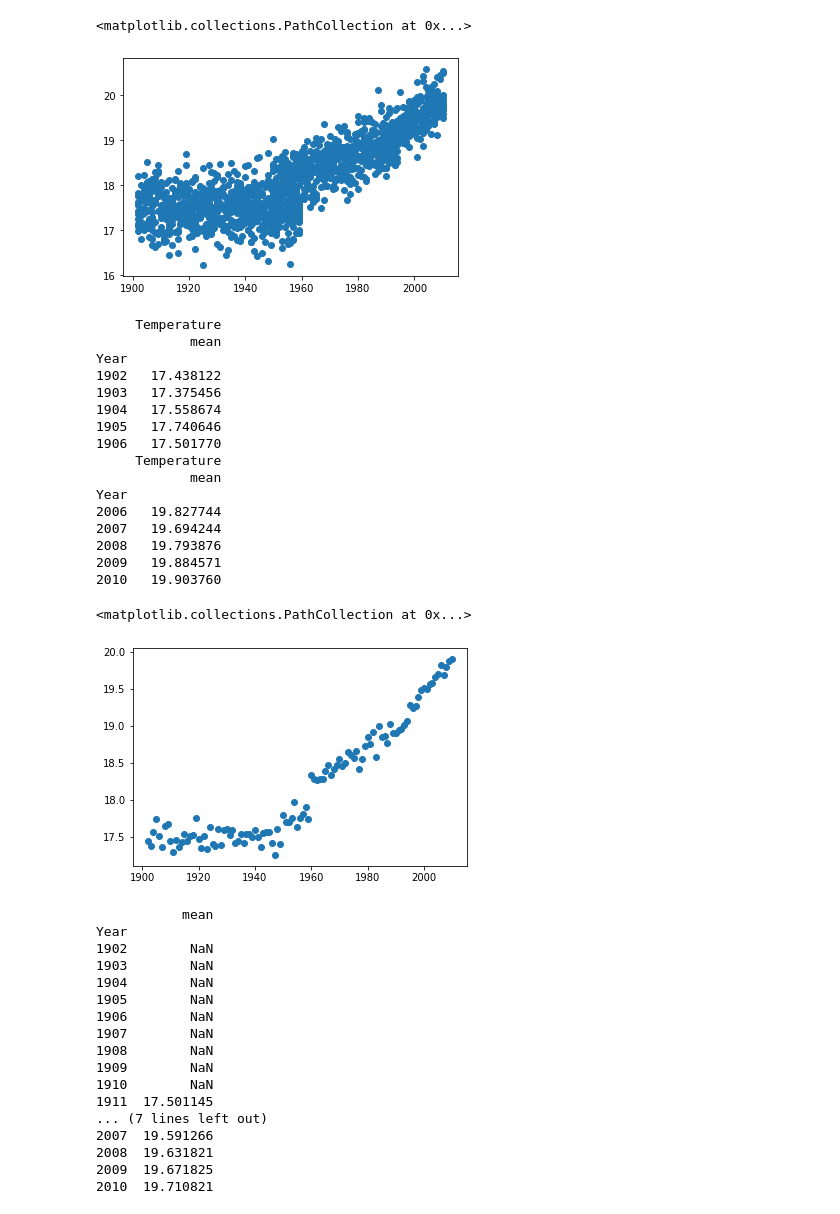
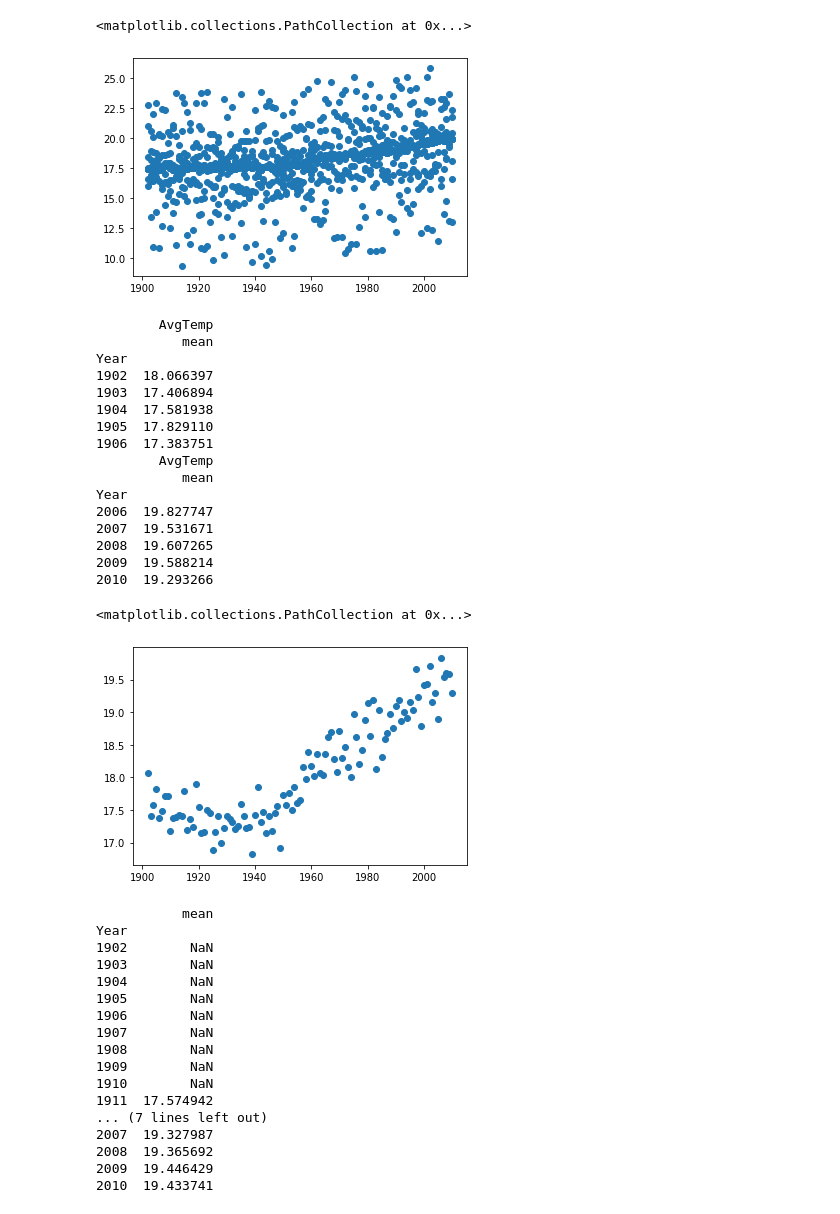
Before and after one commit to PacktWorkshops/The-Supervised-Learning-Workshop, a Jupyter notebook: Chapter 2 - Regression/Exercise_2_01.ipynb, the cells around one changed output. Cells and saved outputs as stored; diff of their text form; code cells hidden in the pictures.

```diff
--- a/Chapter 2 - Regression/Exercise_2_01.ipynb
+++ b/Chapter 2 - Regression/Exercise_2_01.ipynb
@@ -49,47 +49,47 @@ and 12 points in 1902
 # %%
 #
 # quick plot to understand the data so far
 #
-plt.scatter(df.Year, df.Temperature)
+plt.scatter(df.Year, df.RgnAvTemp)
 # %% [output]
 <matplotlib.collections.PathCollection at 0x...>
-[figure, old version]
+[figure, new version]
 # %%
 #
 # roll up by year
 #
-df_group_year = df.groupby('Year').agg(['mean'])
+df_group_year = df.groupby('Year').agg(['mean']).rename(columns = {'RgnAvTemp' : 'AvgTemp'})
 print(df_group_year.head())
 print(df_group_year.tail())
 # %% [output]
-     Temperature
-            mean
+        AvgTemp
+           mean
 Year
-1902   17.438122
-1903   17.375456
-1904   17.558674
-1905   17.740646
-1906   17.501770
-     Temperature
-            mean
+1902  18.066397
+1903  17.406894
+1904  17.581938
+1905  17.829110
+1906  17.383751
+        AvgTemp
+           mean
 Year
-2006   19.827744
-2007   19.694244
-2008   19.793876
-2009   19.884571
-2010   19.903760
+2006  19.827747
+2007  19.531671
+2008  19.607265
+2009  19.588214
+2010  19.293266
 # %%
 #
 # visualize result of averaging over each year
 #
-plt.scatter(df_group_year.index, df_group_year['Temperature'])
+plt.scatter(df_group_year.index, df_group_year['AvgTemp'])
 # %% [output]
 <matplotlib.collections.PathCollection at 0x...>
-[figure, old version]
+[figure, new version]
 # %%
 window = 10
 smoothed_df = \
-  df_group_year.Temperature.rolling(window).mean()
+  df_group_year.AvgTemp.rolling(window).mean()
 print(smoothed_df.head(14))
 print(smoothed_df.tail())
 # %% [output]
@@ -104,12 +104,12 @@ Year
 1908        NaN
 1909        NaN
 1910        NaN
-1911  17.501145
+1911  17.574942
 ... (7 lines left out)
-2007  19.591266
-2008  19.631821
-2009  19.671825
-2010  19.710821
+2007  19.327987
+2008  19.365692
+2009  19.446429
+2010  19.433741
 # %%
 #
 # filter out the NaN values
```
Also changed, not shown: parts of 5 cells of this notebook, 1 other file.
